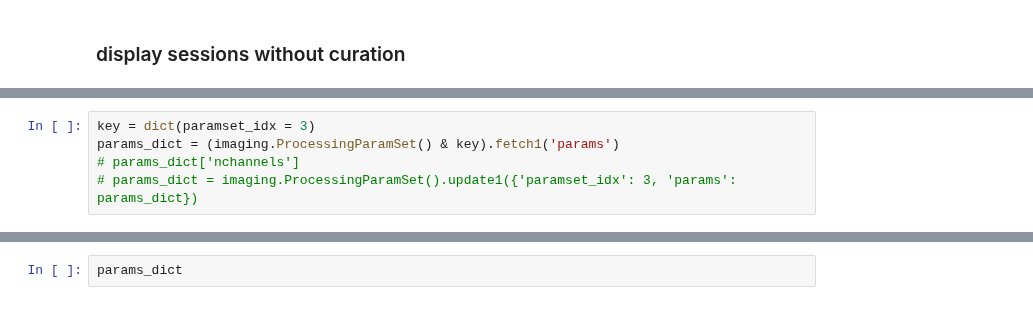
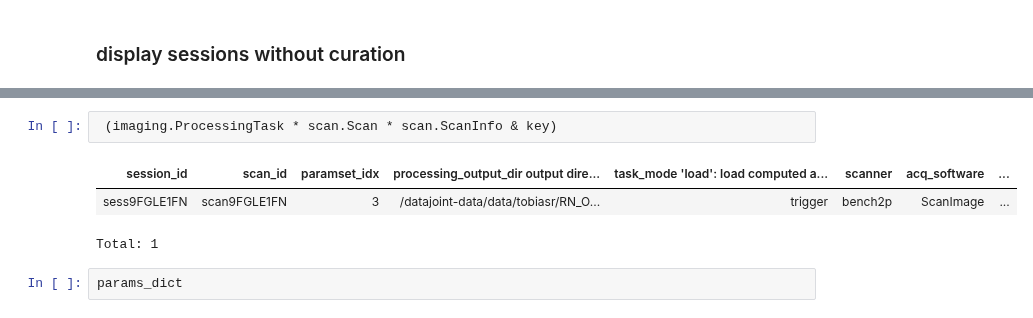
Before and after one commit to Gyepee/adamacs_jisooj, a Jupyter notebook: notebooks/11_troselab_LOCAL_s2p_curation.ipynb, the cells around one changed output, grey strips where cells are left out. Drawn from its saved outputs; the diff is of its cells as text.

```diff
--- a/notebooks/11_troselab_LOCAL_s2p_curation.ipynb
+++ b/notebooks/11_troselab_LOCAL_s2p_curation.ipynb
@@ -76,5 +63,0 @@ Total: 3
-# %%
-key = dict(paramset_idx = 3)
-params_dict = (imaging.ProcessingParamSet() & key).fetch1('params')
-# params_dict['nchannels']
-# params_dict = imaging.ProcessingParamSet().update1({'paramset_idx': 3, 'params': params_dict})
@@ -81,3 +78,9 @@ params_dict = (imaging.ProcessingParamSet() & key).fetch1('params')
+# %%
+ (imaging.ProcessingTask * scan.Scan * scan.ScanInfo & key)
+# %% [output]
+| session_id | scan_id | paramset_idx | processing_output_dir output dire... | task_mode 'load': load computed a... | scanner | acq_software | ... |
+| sess9FGLE1FN | scan9FGLE1FN | 3 | /datajoint-data/data/tobiasr/RN_O... | trigger | bench2p | ScanImage | ... |
+Total: 1
 # %%
 params_dict
 # %% [output]
```
Also changed, not shown: parts of 10 cells of this notebook, 2 other files.
